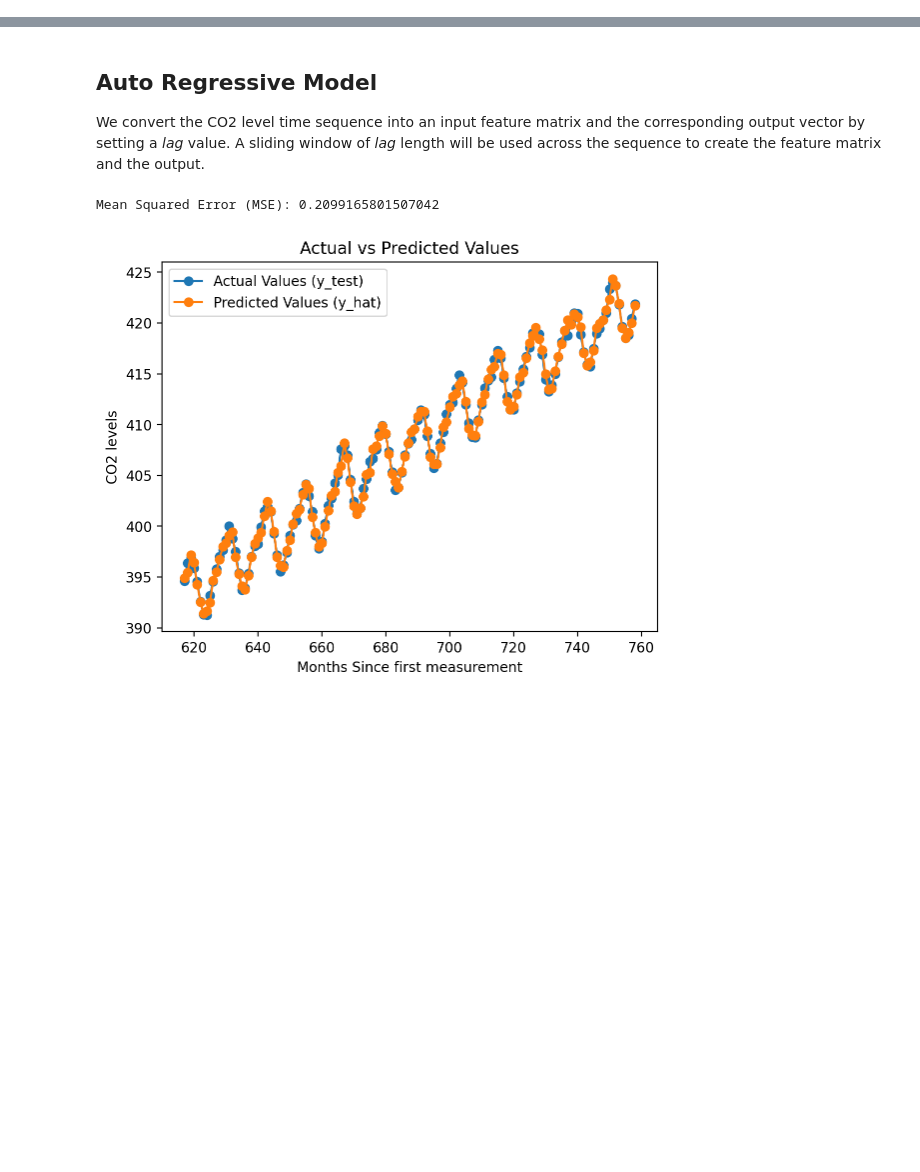
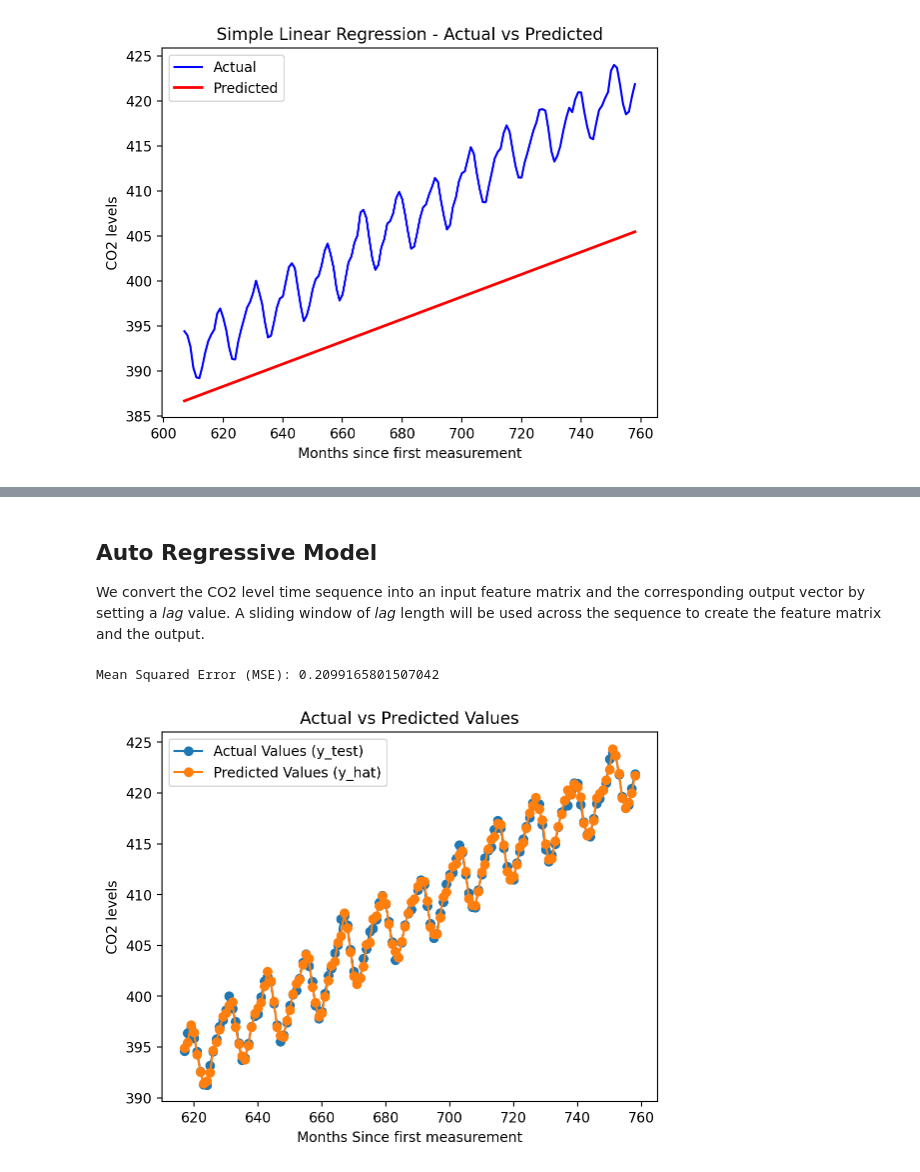
Before and after one commit to nipunbatra/ml-teaching, a Jupyter notebook: notebooks/autoregressive_model.ipynb, the cells around one changed output, grey strips where cells are left out. Cells and saved outputs as stored; diff of their text form; code cells hidden in the pictures; blank space fills up the shorter version.

```diff
--- a/notebooks/autoregressive_model.ipynb
+++ b/notebooks/autoregressive_model.ipynb
@@ -45,0 +84,17 @@ plt.plot(X, y)
+# %%
+# Plotting the actual values (y)
+plt.plot(X_test_data, test_data, color='blue', label='Actual')
+
+# Plotting the predicted values (y_hat)
+plt.plot(X_test_data, y_hat_slr, color='red', linewidth=2, label='Predicted')
+
+# Adding labels and title
+plt.xlabel('Months since first measurement')
+plt.ylabel('CO2 levels')
+plt.title('Simple Linear Regression - Actual vs Predicted')
+plt.legend()
+
+# Display the plot
+plt.show()
+# %% [output]
+[figure, added]
```
Also changed, not shown: parts of 35 cells of this notebook.
